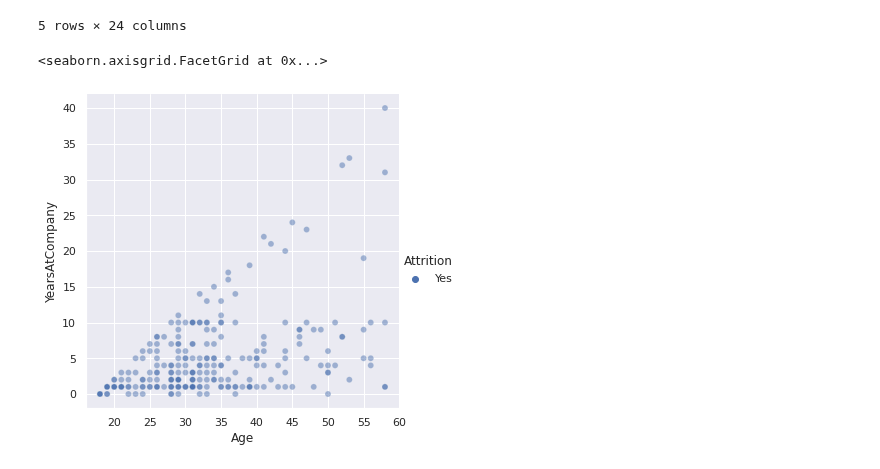
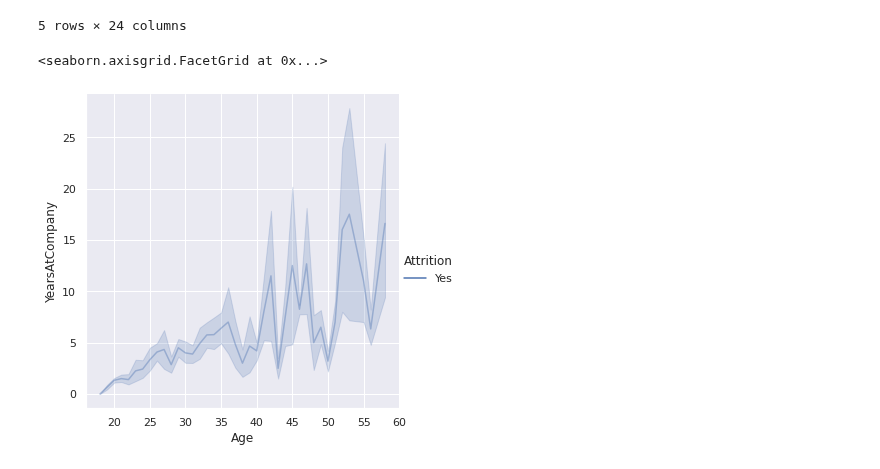
Before and after one commit to Killian-drh/Projet-HR-Analysis, a Jupyter notebook: NoteBook_Projet_IA.ipynb, the cells around one changed output. Cells and saved outputs as stored; diff of their text form; code cells hidden in the pictures.

```diff
--- a/NoteBook_Projet_IA.ipynb
+++ b/NoteBook_Projet_IA.ipynb
@@ -380,7 +380,7 @@ df_without_neg_attrition.head()
 | 30 | 26 | Yes | Travel_Rarely | Research & Development | 4 | 3 | Medical | ... |
 5 rows × 24 columns
 # %%
-sns.relplot(data=df_without_neg_attrition, x="Age", y="YearsAtCompany", hue="Attrition", kind="scatter", alpha=0.2)
+sns.relplot(data=df_without_neg_attrition, x="Age", y="YearsAtCompany", hue="Attrition", kind="line", alpha=0.4)
 # %% [output]
 <seaborn.axisgrid.FacetGrid at 0x...>
-[figure, old version]
+[figure, new version]
```
Also changed, not shown: parts of 4 cells of this notebook.
